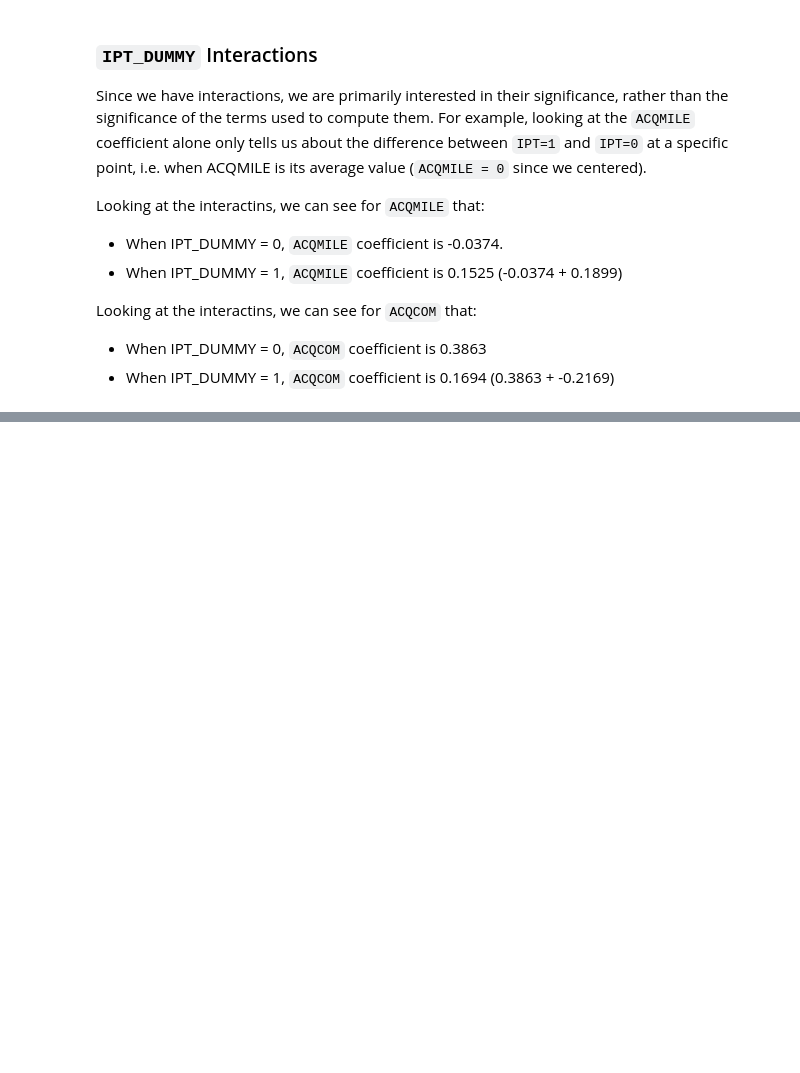
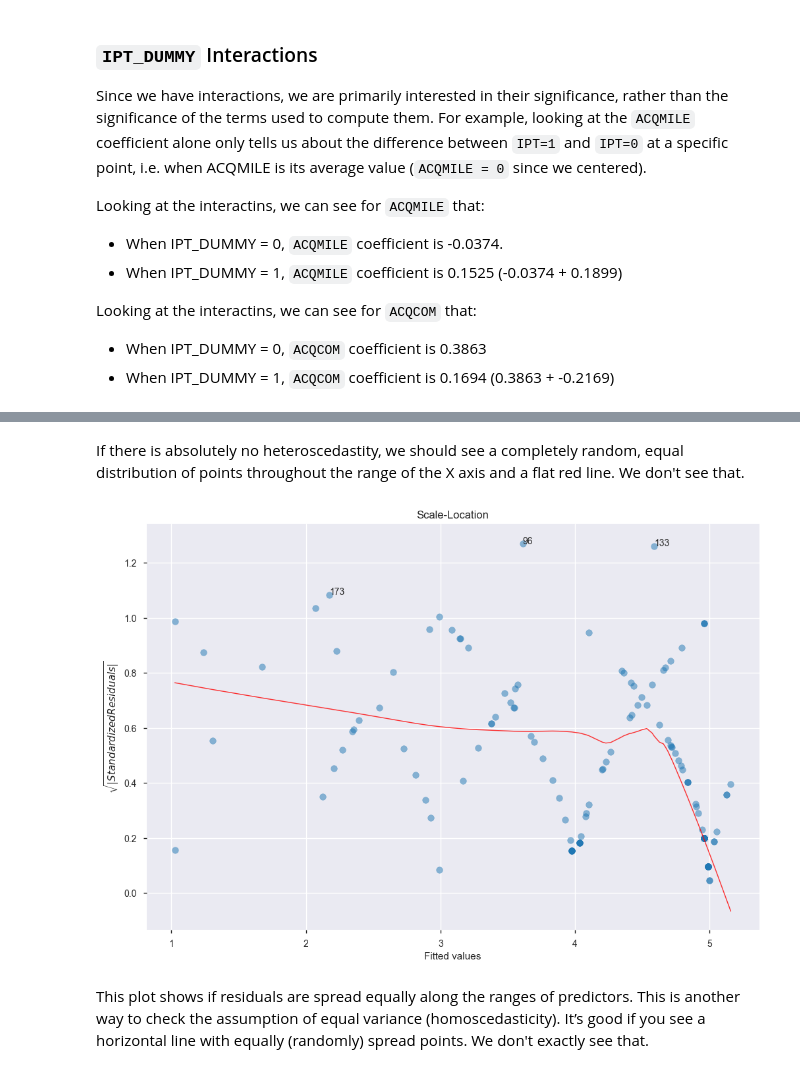
Before and after one commit to GSA/contracting-hypotheses, a Jupyter notebook: IPT Analysis.ipynb, the cells around one changed output, grey strips where cells are left out. Cells and saved outputs as stored; diff of their text form; code cells hidden in the pictures; blank space fills up the shorter version.

```diff
--- a/IPT Analysis.ipynb
+++ b/IPT Analysis.ipynb
@@ -294,2 +356,45 @@ These heteroscedasticity tests test the null hypothesis that all observations ha
+# %% [markdown]
+If there is absolutely no heteroscedastity, we should see a completely random, equal distribution of points throughout the range of the X axis and a flat red line. We don't see that.
+# %%
+def plot_scale_location(model):
+    '''
+    Plot a scatter plot of absolute square-rooted normalized residuals and fitted values,
+    with a lowess regression line. Use this to assess heteroskedasticity.
+    '''
+    resid = model.resid
+    model_fitted_y = model.fittedvalues
+
+    plot_lm_3 = plt.figure(3)
+    plot_lm_3.set_figheight(8)
+    plot_lm_3.set_figwidth(12)
+
+    # absolute squared normalized residuals
+    model_norm_residuals_abs_sqrt = np.sqrt(np.abs(resid))
+
+    plt.scatter(model_fitted_y, model_norm_residuals_abs_sqrt, alpha=0.5)
+    sns.regplot(model_fitted_y, model_norm_residuals_abs_sqrt,
+                scatter=False,
+                ci=False,
+                lowess=True,
+                line_kws={'color': 'red', 'lw': 1, 'alpha': 0.8})
+
+    plot_lm_3.axes[0].set_title('Scale-Location')
+    plot_lm_3.axes[0].set_xlabel('Fitted values')
+    plot_lm_3.axes[0].set_ylabel('$\sqrt{|Standardized Residuals|}$');
+
+    # annotations
+    abs_sq_norm_resid = np.flip(np.argsort(model_norm_residuals_abs_sqrt), 0)
+    abs_sq_norm_resid_top_3 = abs_sq_norm_resid[:3]
+
+    for i in abs_norm_resid_top_3:
+        plot_lm_3.axes[0].annotate(i,
+                                   xy=(model_fitted_y[i],
+                                       model_norm_residuals_abs_sqrt[i]))
+
+plot_scale_location(ols)
+# %% [output]
+[figure, added]
+# %% [markdown]
+This plot shows if residuals are spread equally along the ranges of predictors. This is another way to check the assumption of equal variance (homoscedasticity). It’s good if you see a horizontal line with equally (randomly) spread points. We don't exactly see that.
 # %% [markdown]
 # Weighted Least Squares
```
Also changed, not shown: parts of 28 cells of this notebook.
